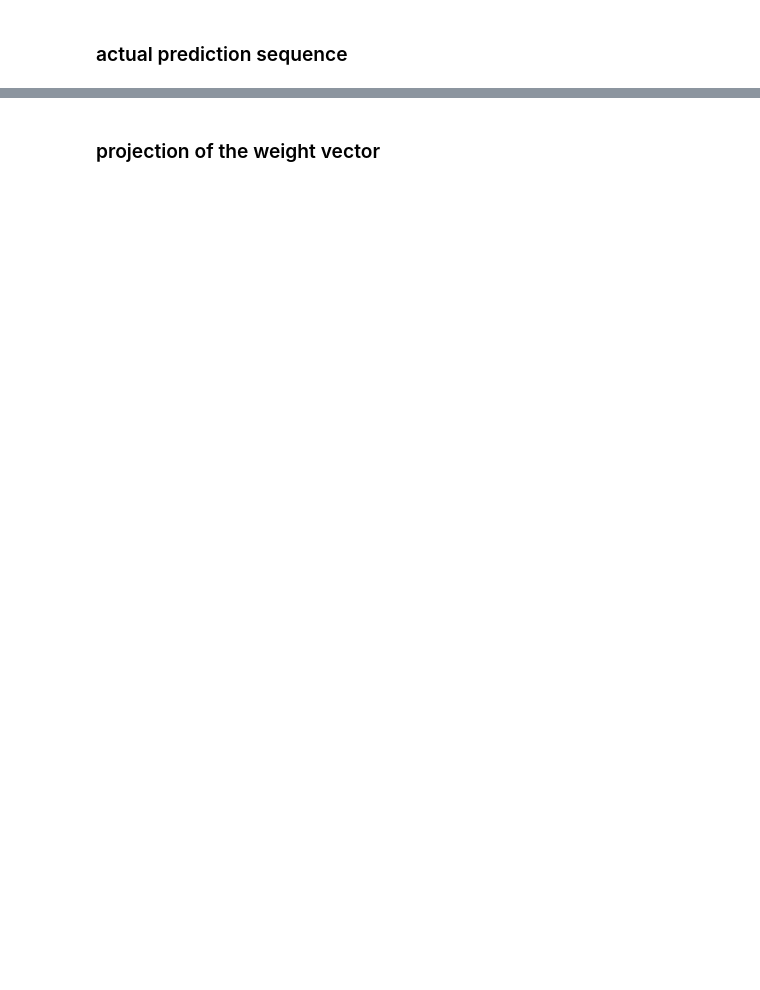
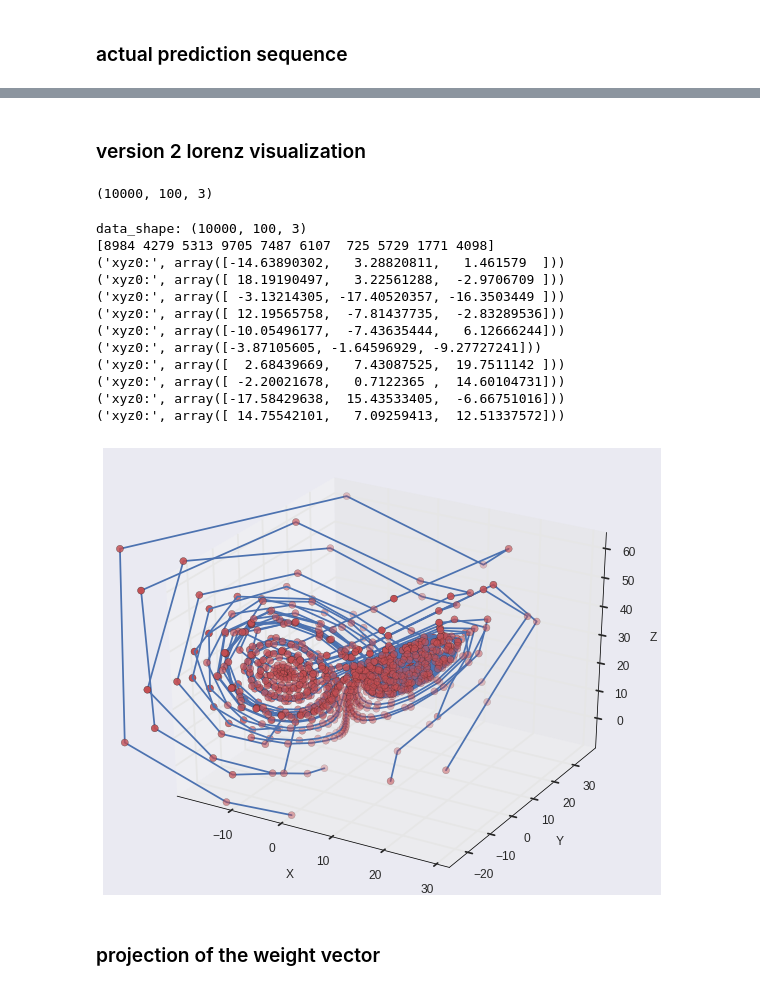
Before and after one commit to yuqirose/TensorRNN, a Jupyter notebook: experiments/plot/plot_nn_weights.ipynb, the cells around one changed output, grey strips where cells are left out. Cells and saved outputs as stored; diff of their text form; code cells hidden in the pictures; blank space fills up the shorter version.

```diff
--- a/experiments/plot/plot_nn_weights.ipynb
+++ b/experiments/plot/plot_nn_weights.ipynb
@@ -59,0 +53,2 @@ plt.plot(t,y_true,'r')
+# %% [markdown]
+### version 2 lorenz visualization
@@ -60,2 +118,73 @@ plt.plot(t,y_true,'r')
+# %%
+import seaborn as sns
+import cPickle as pickle
+data_path = "/home/roseyu/data/tensorRNN/"
+file_name = "lorenz.pkl"
+
+print(np.shape(data_mat))
+with open(data_path+file_name,'wb') as f:
+    pickle.dump(data_mat, f)
+
+# with open(data_path+file_name, 'rb') as f:
+#     data_mat = pickle.load(f)
+# %% [output]
+(10000, 100, 3)
+# %%
+%matplotlib inline
+import matplotlib as mpl
+import seaborn as sns
+import matplotlib.pyplot as plt
+from mpl_toolkits.mplot3d import Axes3D
+
+params = {
+   'axes.labelsize': 12,
+   'text.fontsize': 12,
+   'legend.fontsize': 12,
+   'xtick.labelsize': 12,
+   'ytick.labelsize': 12,
+   'text.usetex': False,
+   'figure.figsize': [4.5, 4.5]
+   }
+mpl.rcParams.update(params)
+
+print("data_shape:"), np.shape(data_mat)
+N = 10
+# xs = data_mat[0:N,:,0]
+# ys = data_mat[0:N,:,1]
+# zs = data_mat[0:N,:,2]
+fig = plt.figure(figsize=(10,8))
+ax = fig.gca(projection='3d')
+
+def mm(x):
+    return np.min(x)-10, np.max(x)+10
+
+idxs = np.random.choice(range(data_mat.shape[0]), N)
+print(idxs)
+for i in idxs:
+    print("xyz0:",data_mat[i,0])
+    ax.plot(data_mat[i,:,0], data_mat[i,:,1], data_mat[i,:,2], 'b')
+    ax.scatter(data_mat[i,:,0], data_mat[i,:,1], data_mat[i,:,2], c='r', s=50)
+
+ax.set_xlabel("X")
+ax.set_ylabel("Y")
+ax.set_zlabel("Z")
+ax.set_xlim(*mm(xs))
+ax.set_ylim(*mm(ys))
+ax.set_zlim(*mm(zs))
+fig.savefig('/home/roseyu/lorenz.pdf', transparent=True)
+# %% [output]
+data_shape: (10000, 100, 3)
+[8984 4279 5313 9705 7487 6107  725 5729 1771 4098]
+('xyz0:', array([-14.63890302,   3.28820811,   1.461579  ]))
+('xyz0:', array([ 18.19190497,   3.22561288,  -2.9706709 ]))
+('xyz0:', array([ -3.13214305, -17.40520357, -16.3503449 ]))
+('xyz0:', array([ 12.19565758,  -7.81437735,  -2.83289536]))
+('xyz0:', array([-10.05496177,  -7.43635444,   6.12666244]))
+('xyz0:', array([-3.87105605, -1.64596929, -9.27727241]))
+('xyz0:', array([  2.68439669,   7.43087525,  19.7511142 ]))
+('xyz0:', array([ -2.20021678,   0.7122365 ,  14.60104731]))
+('xyz0:', array([-17.58429638,  15.43533405,  -6.66751016]))
+('xyz0:', array([ 14.75542101,   7.09259413,  12.51337572]))
+[figure, added]
 # %% [markdown]
 ### projection of the weight vector
```
Also changed, not shown: parts of 4 cells of this notebook, 4 other files.
